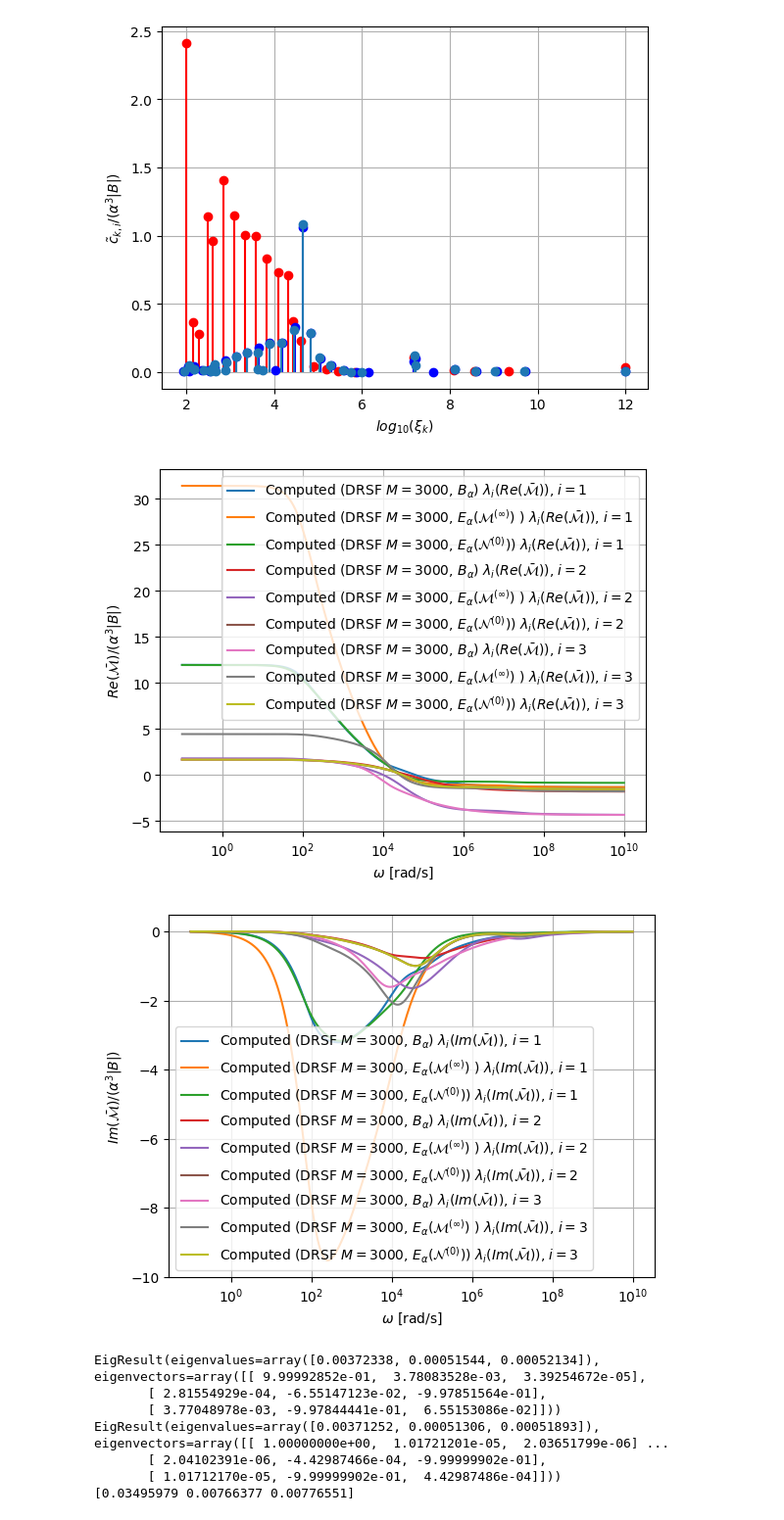
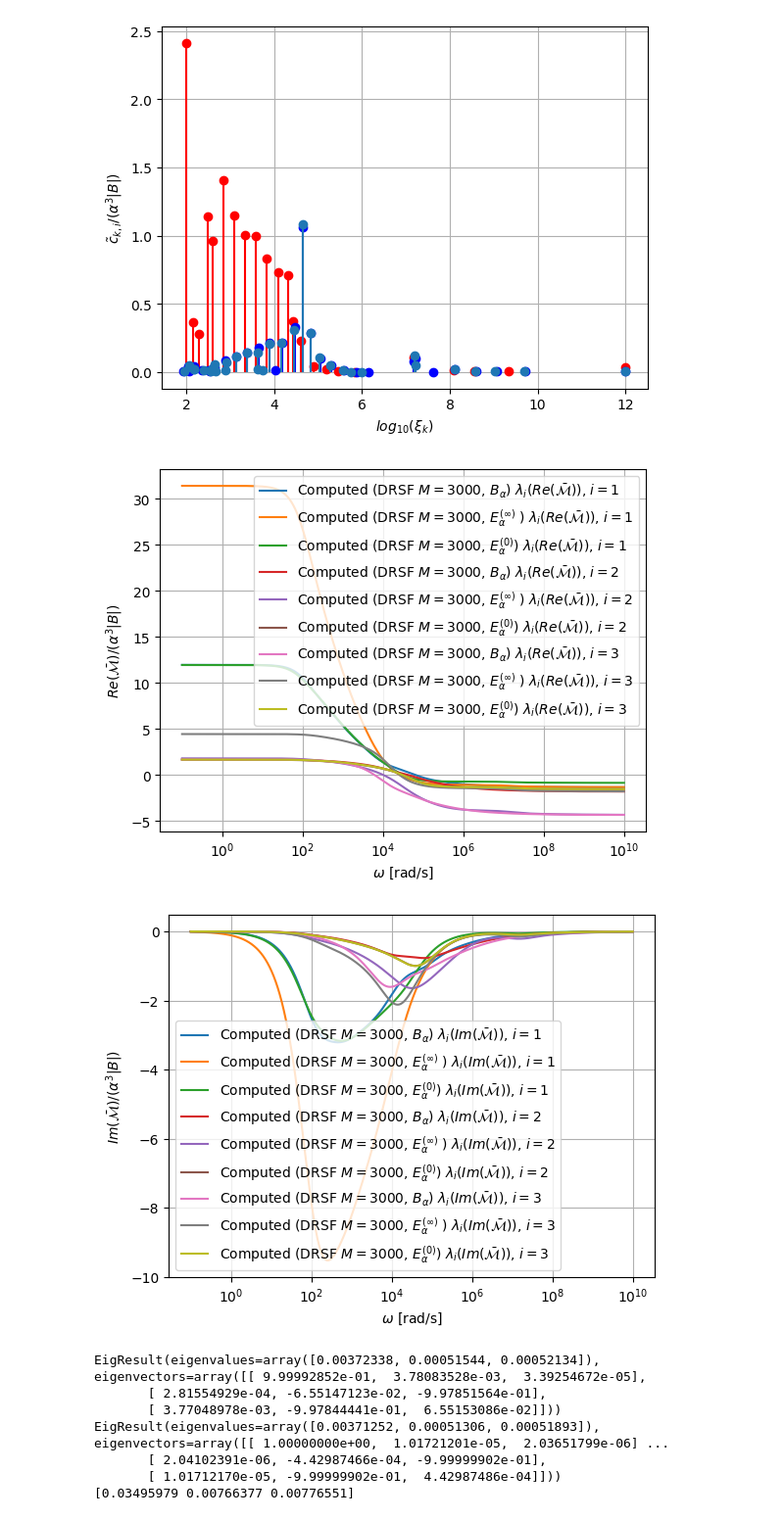
Before and after one commit to MPT-Calculator/MPT-Calculator, a Jupyter notebook: gun_spectrum_results.ipynb, the cells around one changed output. Shown at 98% size. Drawn from its saved outputs; the diff is of its cells as text; code cells hidden in the pictures.

```diff
--- a/gun_spectrum_results.ipynb
+++ b/gun_spectrum_results.ipynb
@@ -604,43 +594,49 @@ for i in range(3):
             DRSFn0+=ckp[n]/(1+1j*Omega/xip[n])
 
     plt.semilogx(Omega,np.real(DRSF)/(alpha**3*vol),'-',label=r"Computed (DRSF $M=3000$, $B_\alpha$) $\lambda_i(Re(\bar{\cal M}))$, $i=$"+str(i+1))
-    plt.semilogx(Omega,np.real(DRSFminf)/(alpha**3*vol),'-',label=r"Computed (DRSF $M=3000$, $E_\alpha({\cal M}^{(\infty)})$ ) $\lambda_i(Re(\bar{\cal M}))$, $i=$"+str(i+1))
-    plt.semilogx(Omega,np.real(DRSFn0)/(alpha**3*vol),'-',label=r"Computed (DRSF $M=3000$, $E_\alpha({\cal N}^{(0)})$) $\lambda_i(Re(\bar{\cal M}))$, $i=$"+str(i+1))
+    #plt.semilogx(Omega,np.real(DRSFminf)/(alpha**3*vol),'-',label=r"Computed (DRSF $M=3000$, $E_\alpha({\cal M}^{(\infty)})$ ) $\lambda_i(Re(\bar{\cal M}))$, $i=$"+str(i+1))
+    #plt.semilogx(Omega,np.real(DRSFn0)/(alpha**3*vol),'-',label=r"Computed (DRSF $M=3000$, $E_\alpha({\cal N}^{(0)})$) $\lambda_i(Re(\bar{\cal M}))$, $i=$"+str(i+1))
+    plt.semilogx(Omega,np.real(DRSFminf)/(alpha**3*vol),'-',label=r"Computed (DRSF $M=3000$, $E_\alpha^{(\infty)}$ ) $\lambda_i(Re(\bar{\cal M}))$, $i=$"+str(i+1))
+    plt.semilogx(Omega,np.real(DRSFn0)/(alpha**3*vol),'-',label=r"Computed (DRSF $M=3000$, $E_\alpha^{(0)}$) $\lambda_i(Re(\bar{\cal M}))$, $i=$"+str(i+1))
+
+
 
     #plt.semilogx(Omega,np.real(Eigenvaluesminf[:,i])/(alpha**3*vol),label=r"MPT-Calculator $\lambda_i(\bar{\cal M})$, $i=$"+str(i+1))
     #plt.semilogx(Omega,np.real(Eigenvaluesn0[:,i])/(alpha**3*vol),label=r"MPT-Calculator $\lambda_i(\bar{\cal M})$, $i=$"+str(i+1))
 
 
 
     plt.figure(2)
     #plt.semilogx(Omega,-np.imag(Eigenvaluestet[:,i])/(alpha**3*vol),label=r"MPT-Calculator $\lambda_i(\bar{\cal M})$, $i=$"+str(i+1))
     #plt.semilogx(Omega,-np.imag(Eigenvaluesminf[:,i])/(alpha**3*vol),label=r"MPT-Calculator $\lambda_i(\bar{\cal M})$, $i=$"+str(i+1))
     #plt.semilogx(Omega,-np.imag(Eigenvaluesn0[:,i])/(alpha**3*vol),label=r"MPT-Calculator $\lambda_i(\bar{\cal M})$, $i=$"+str(i+1))
     #plt.semilogx(Omega,np.imag(DRSFn0)/(alpha**3*vol),label=r"Computed (DRSF $M=500$) $\lambda_i({\cal I})$, $i=$"+str(i+1))
     plt.semilogx(Omega,np.imag(DRSF)/(alpha**3*vol),'-',label=r"Computed (DRSF $M=3000$, $B_\alpha$) $\lambda_i(Im(\bar{\cal M}))$, $i=$"+str(i+1))
-    plt.semilogx(Omega,np.imag(DRSFminf)/(alpha**3*vol),'-',label=r"Computed (DRSF $M=3000$, $E_\alpha({\cal M}^{(\infty)})$ ) $\lambda_i(Im(\bar{\cal M}))$, $i=$"+str(i+1))
-    plt.semilogx(Omega,np.imag(DRSFn0)/(alpha**3*vol),'-',label=r"Computed (DRSF $M=3000$, $E_\alpha({\cal N}^{(0)})$) $\lambda_i(Im(\bar{\cal M}))$, $i=$"+str(i+1))
+    #plt.semilogx(Omega,np.imag(DRSFminf)/(alpha**3*vol),'-',label=r"Computed (DRSF $M=3000$, $E_\alpha({\cal M}^{(\infty)})$ ) $\lambda_i(Im(\bar{\cal M}))$, $i=$"+str(i+1))
+    #plt.semilogx(Omega,np.imag(DRSFn0)/(alpha**3*vol),'-',label=r"Computed (DRSF $M=3000$, $E_\alpha({\cal N}^{(0)})$) $\lambda_i(Im(\bar{\cal M}))$, $i=$"+str(i+1))
+    plt.semilogx(Omega,np.imag(DRSFminf)/(alpha**3*vol),'-',label=r"Computed (DRSF $M=3000$, $E_\alpha^{(\infty)}$ ) $\lambda_i(Im(\bar{\cal M}))$, $i=$"+str(i+1))
+    plt.semilogx(Omega,np.imag(DRSFn0)/(alpha**3*vol),'-',label=r"Computed (DRSF $M=3000$, $E_\alpha^{(0)}$) $\lambda_i(Im(\bar{\cal M}))$, $i=$"+str(i+1))
 
 
 plt.figure(1)
 
 plt.xlabel(r"$\omega$ [rad/s]")
 plt.ylabel(r"$Re(\bar{\cal M})/(\alpha^3|B|)$")
 plt.grid()
 plt.legend()
 plt.savefig("my_plots/gun/ellip_computed_realmpt_M3000_gun.pdf")
 
 
 plt.figure(2)
 plt.xlabel(r"$\omega$ [rad/s]")
 plt.ylabel(r"$Im(\bar{\cal M})/(\alpha^3|B|)$")
 plt.legend()
 plt.grid()
 plt.savefig("my_plots/gun/ellip_computed_imagmpt_M3000_gun.pdf")
 plt.show()
 # %% [output]
-[figure, old version]
+[figure, new version]
-[figure, old version]
+[figure, new version]
 # %%
 
 # Compute eigenvalues based on Q
```
Also changed, not shown: parts of 4 cells of this notebook, 29 other files.
